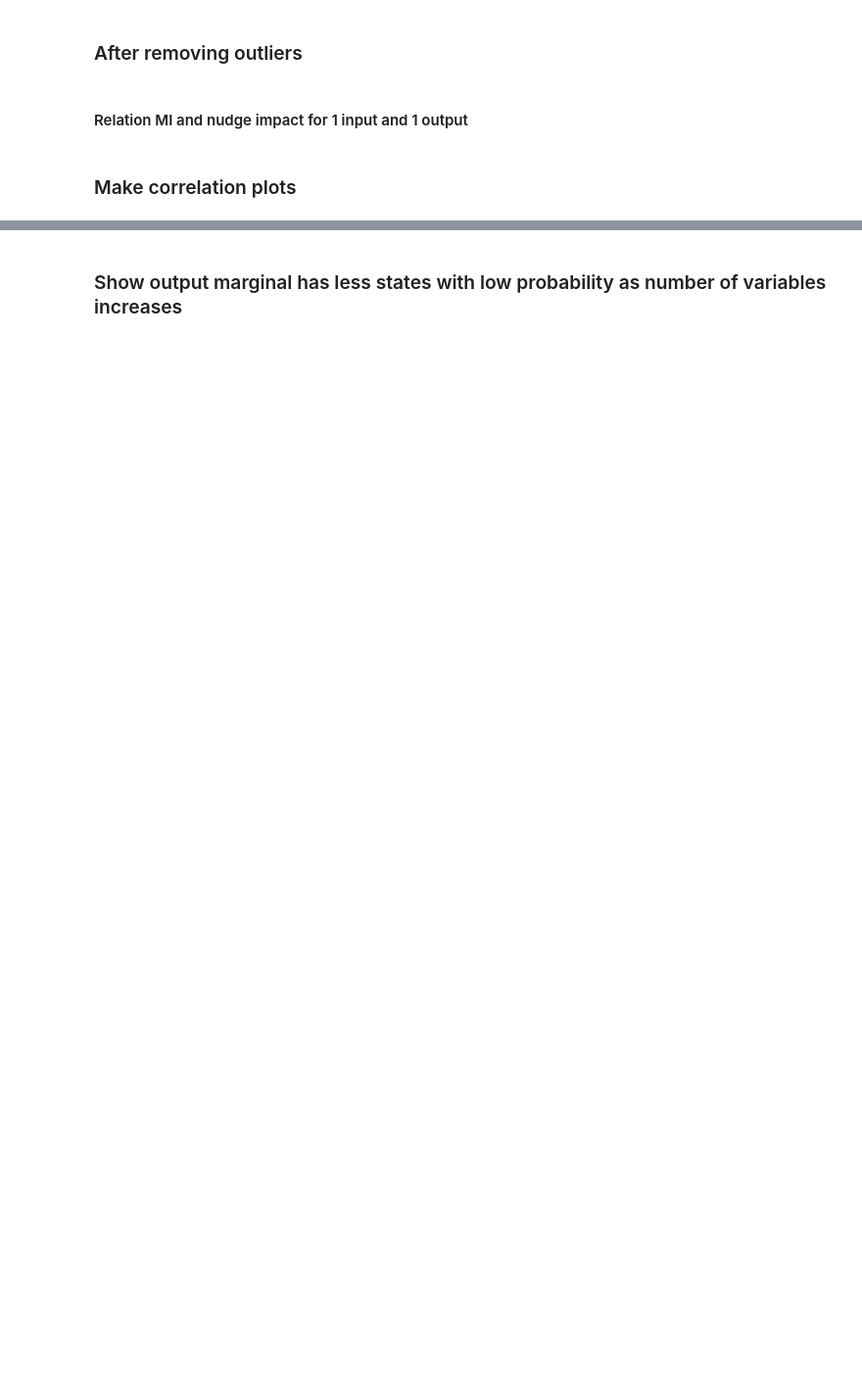
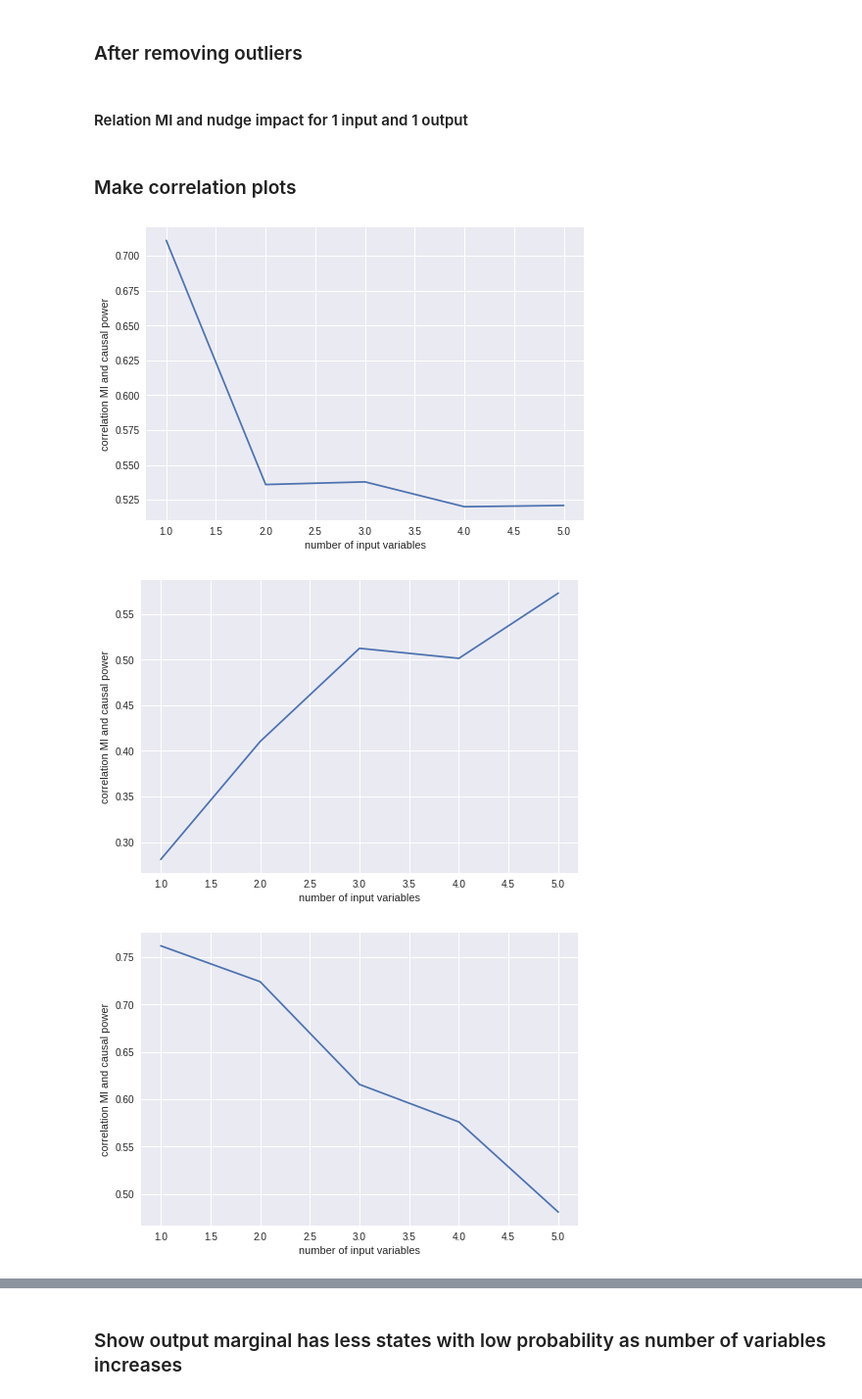
Before and after one commit to cjidboon94/master_thesis, a Jupyter notebook: combine_data3.ipynb, the cells around one changed output, grey strips where cells are left out. Shown: that part at 98% size. Drawn from its saved outputs; the diff is of its cells as text; code cells hidden in the pictures; blank space fills up the shorter version.

```diff
--- a/combine_data3.ipynb
+++ b/combine_data3.ipynb
@@ -648,27 +728,31 @@ stats.linregress(np.array(plot_range), np.array(mean))
 ### Make correlation plots
 # %%
 input_vars = [1, 2, 3, 4, 5]
-focused_l1norm_correlations = [0.711, 0.5359, 0.5378, 0.5196, 0.5782]
-focused_kl_divergence_correlations = [0.2459, 0.4349, 0.5245, 0.4905, 0.5728]
+focused_l1norm_correlations = [0.711, 0.5359, 0.5378, 0.5200, 0.5209]
+focused_kl_divergence_correlations = [0.2810, 0.4102, 0.5124, 0.5014, 0.5729]
 vector_l1norm_correlations = [0.762, 0.7241, 0.6156, 0.576, 0.4808]
-vector_kl_divergence_correlations = [0.2424, 0.6589, 0.6628, 0.5299, 0.5858]
+vector_kl_divergence_correlations = [0.2424, 0.6589, 0.6628, 0.5299, 0.5707]
 
 plt.plot(input_vars, focused_l1norm_correlations)
 plt.xlabel("number of input variables")
 plt.ylabel("correlation MI and causal power")
 plt.show()
 
 plt.plot(input_vars, focused_kl_divergence_correlations)
 plt.xlabel("number of input variables")
 plt.ylabel("correlation MI and causal power")
 plt.show()
 
 plt.plot(input_vars, vector_l1norm_correlations)
 plt.xlabel("number of input variables")
 plt.ylabel("correlation MI and causal power")
 plt.show()
 
 plt.plot(input_vars, vector_kl_divergence_correlations)
 plt.xlabel("number of input variables")
 plt.ylabel("correlation MI and causal power")
 plt.show()
+# %% [output]
+[figure, added]
+[figure, added]
+[figure, added]
```
Also changed, not shown: parts of 7 cells of this notebook.
